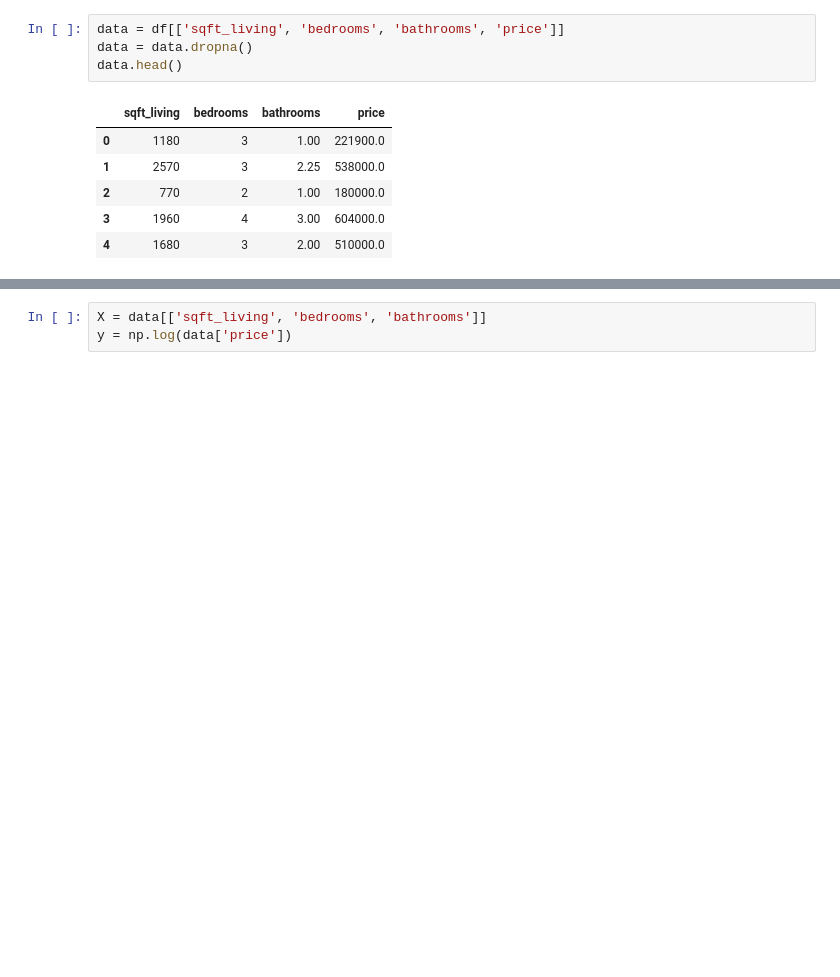
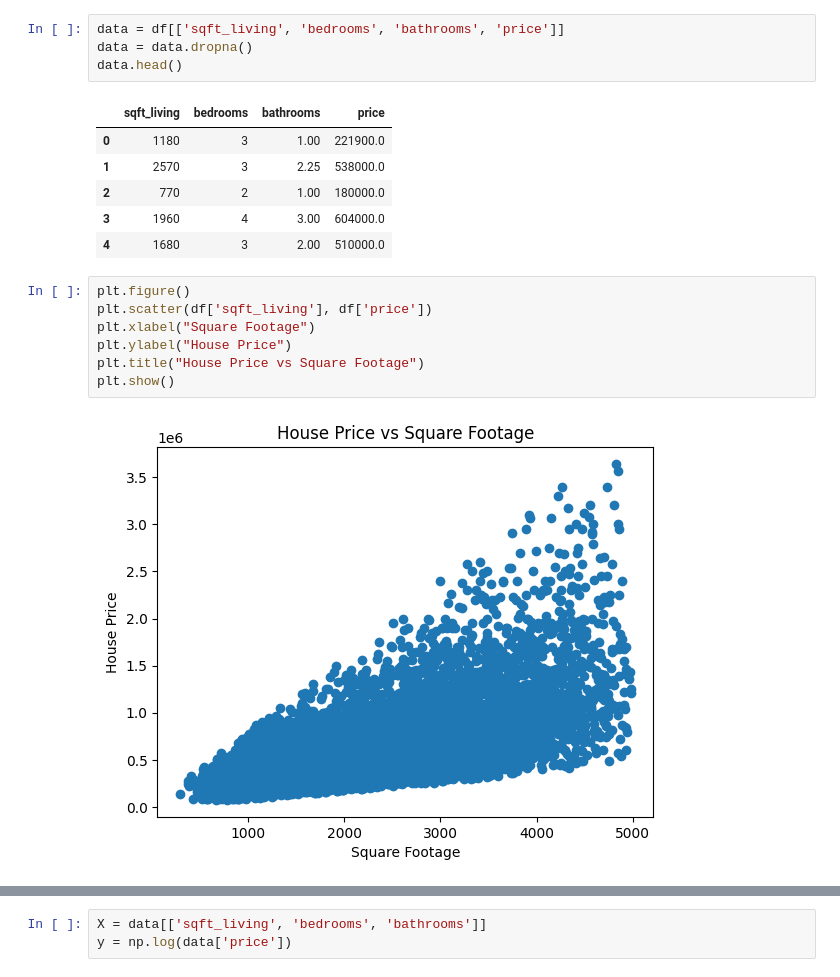
Before and after one commit to sumanth-nallajonnala/House_Price_Prediction_ML, a Jupyter notebook: House_Price_Prediction.ipynb, the cells around one changed output, grey strips where cells are left out. Saved outputs shown, nothing was run; the diff lists cells and outputs as text; blank space fills up the shorter version.

```diff
--- a/House_Price_Prediction.ipynb
+++ b/House_Price_Prediction.ipynb
@@ -77,3 +77,12 @@ data.head()
 | 2 | 770 | 2 | 1.00 | 180000.0 |
 | 3 | 1960 | 4 | 3.00 | 604000.0 |
 | 4 | 1680 | 3 | 2.00 | 510000.0 |
+# %%
+plt.figure()
+plt.scatter(df['sqft_living'], df['price'])
+plt.xlabel("Square Footage")
+plt.ylabel("House Price")
+plt.title("House Price vs Square Footage")
+plt.show()
+# %% [output]
+[figure, added]
```
Also changed, not shown: parts of 3 cells of this notebook.
